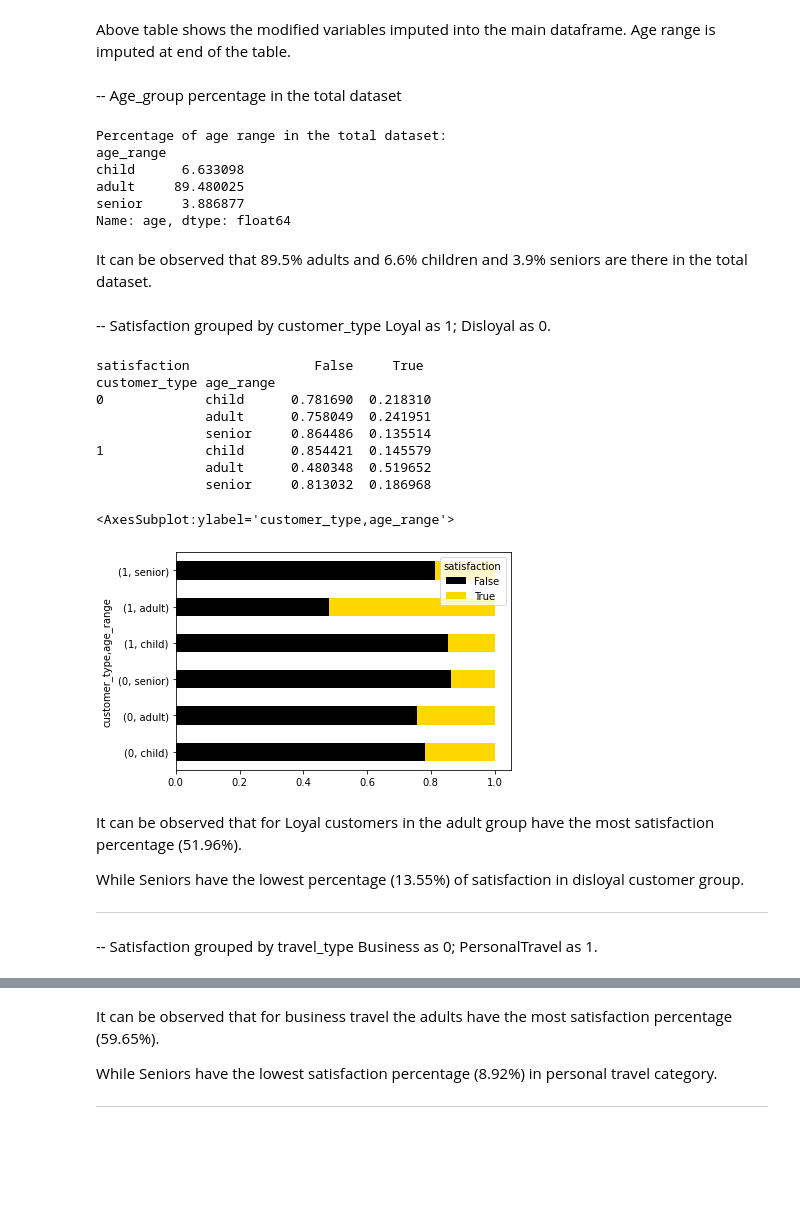
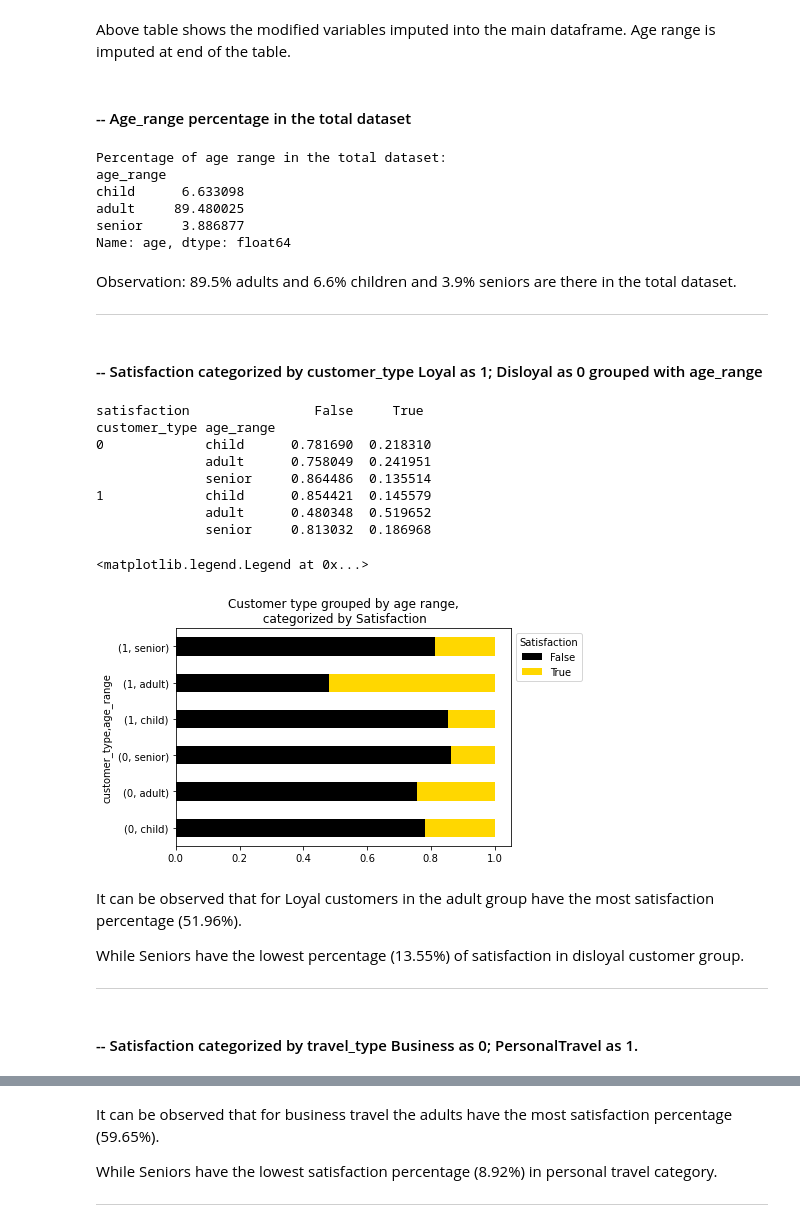
Before and after one commit to wangrenfeng0/Machine-Learning-I, a Jupyter notebook: Project 1_Monday.ipynb, the cells around one changed output, grey strips where cells are left out. Drawn from its saved outputs; the diff is of its cells as text; code cells hidden in the pictures; blank space fills up the shorter version.

```diff
--- a/Project 1_Monday.ipynb
+++ b/Project 1_Monday.ipynb
@@ -238,7 +258,7 @@ airline_df.head()
 # %% [markdown]
 Above table shows the modified variables imputed into the main dataframe. Age range is imputed at end of the table.
 # %% [markdown]
--- Age_group percentage in the total dataset
+#### -- Age_range percentage in the total dataset
 # %%
 airline_grouped0 = airline_df.groupby(by=['age_range'])
 print('Percentage of age range in the total dataset:')
@@ -251,25 +271,30 @@ adult     89.480025
 senior     3.886877
 Name: age, dtype: float64
 # %% [markdown]
-It can be observed that 89.5% adults and 6.6% children and 3.9% seniors are there in the total dataset.
+Observation: 89.5% adults and 6.6% children and 3.9% seniors are there in the total dataset.
+
+-----
 # %% [markdown]
--- Satisfaction grouped by customer_type  Loyal as 1; Disloyal as 0.
+#### -- Satisfaction categorized by customer_type  Loyal as 1; Disloyal as 0 grouped with age_range
 # %%
-satisfaction_counts = pd.crosstab([airline_df['customer_type'],airline_df['age_range']],airline_df.satisfaction.astype(bool))
+satisfaction_counts = pd.crosstab([airline_df['customer_type'],
+                                   airline_df['age_range']],airline_df.satisfaction.astype(bool))
 satisfaction_rates = satisfaction_counts.div(satisfaction_counts.sum(1).astype(float),axis=0)
 print(satisfaction_rates)
 satisfaction_rates.plot(kind='barh',stacked=True,color=['black','gold'])
+plt.title('Customer type grouped by age range,\n categorized by Satisfaction')
+plt.legend(title='Satisfaction', bbox_to_anchor=(1,1), loc=2)
 # %% [output]
 satisfaction                False     True
 customer_type age_range
 0             child      0.781690  0.218310
               adult      0.758049  0.241951
               senior     0.864486  0.135514
 1             child      0.854421  0.145579
               adult      0.480348  0.519652
               senior     0.813032  0.186968
-<AxesSubplot:ylabel='customer_type,age_range'>
+<matplotlib.legend.Legend at 0x...>
-[figure, old version]
+[figure, new version]
 # %% [markdown]
  It can be observed that for Loyal customers in the adult group have the most satisfaction percentage (51.96%).
 
@@ -277,7 +302,7 @@ customer_type age_range
 
 --------------------------------
 # %% [markdown]
--- Satisfaction grouped by travel_type  Business as 0; PersonalTravel as 1.
+#### -- Satisfaction categorized by travel_type  Business as 0; PersonalTravel as 1.
 # %%
 satisfaction_counts = pd.crosstab([airline_df['type_of_travel'],airline_df['age_range']],airline_df.satisfaction.astype(bool))
 satisfaction_rates = satisfaction_counts.div(satisfaction_counts.sum(1).astype(float),axis=0)
```
Also changed, not shown: parts of 66 cells of this notebook.
